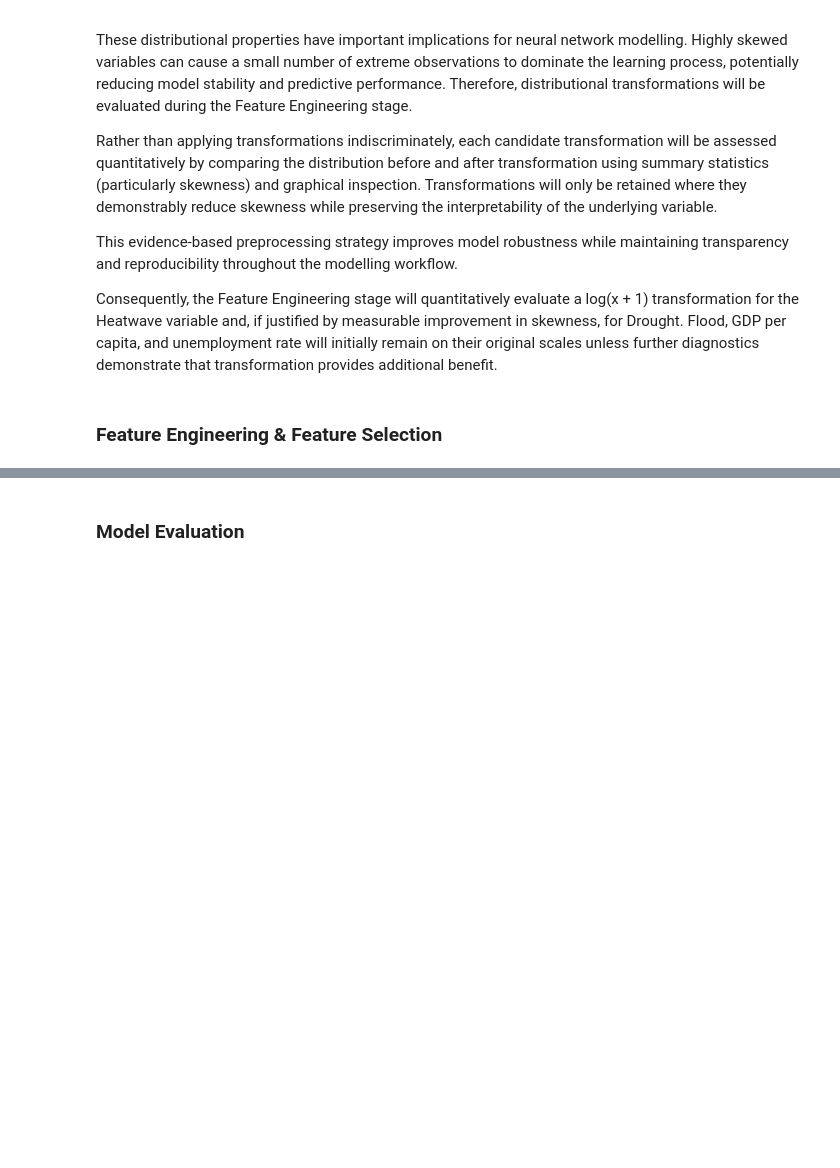
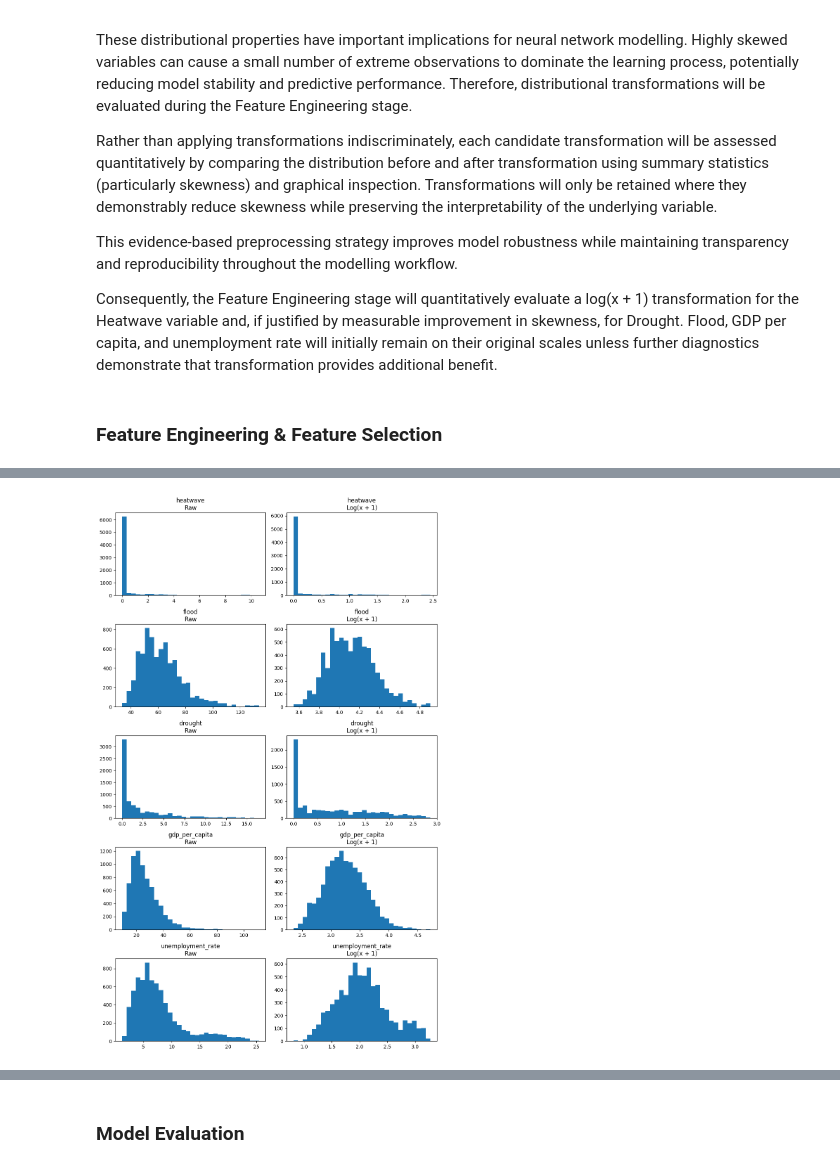
Before and after one commit to purityrima/climate-esg-risk-intelligence-germany, a Jupyter notebook: notebooks/09_feature_engineering_and_ffnn_model.ipynb, the cells around one changed output, grey strips where cells are left out. Drawn from its saved outputs; the diff is of its cells as text; code cells hidden in the pictures; blank space fills up the shorter version.

```diff
--- a/notebooks/09_feature_engineering_and_ffnn_model.ipynb
+++ b/notebooks/09_feature_engineering_and_ffnn_model.ipynb
@@ -903,0 +1032,3 @@ Consequently, the Feature Engineering stage will quantitatively evaluate a log(x
+# %%
+for col in master289.columns:
+    print(col)
@@ -903,0 +1217,83 @@ Consequently, the Feature Engineering stage will quantitatively evaluate a log(x
+# %%
+# =============================================================================
+# Evaluate Log(x + 1) Transformations
+# =============================================================================
+
+import numpy as np
+import pandas as pd
+import matplotlib.pyplot as plt
+
+# Predictor variables
+predictor_cols = [
+    "heatwave",
+    "flood",
+    "drought",
+    "gdp_per_capita",
+    "unemployment_rate"
+]
+
+# -------------------------------------------------------------------------
+# Evaluate candidate log(x + 1) transformations using TRAINING DATA ONLY
+# -------------------------------------------------------------------------
+
+comparison = []
+
+fig, axes = plt.subplots(
+    len(predictor_cols),
+    2,
+    figsize=(10, 16)
+)
+
+for i, col in enumerate(predictor_cols):
+
+    raw = train_data[col]
+
+    log = np.log1p(raw)
+
+    raw_skew = raw.skew()
+    log_skew = log.skew()
+
+    comparison.append({
+
+        "Variable": col,
+
+        "Raw Skewness": round(raw_skew, 2),
+
+        "Log(x+1) Skewness": round(log_skew, 2),
+
+        "Skewness Reduction":
+            round(abs(raw_skew) - abs(log_skew), 2),
+
+        "Recommended Transformation":
+            "Log(x+1)"
+            if abs(log_skew) < abs(raw_skew)
+            else "No"
+
+    })
+
+    # Raw distribution
+    axes[i,0].hist(raw, bins=30)
+
+    axes[i,0].set_title(f"{col}\nRaw")
+
+    # Log distribution
+    axes[i,1].hist(log, bins=30)
+
+    axes[i,1].set_title(f"{col}\nLog(x + 1)")
+
+plt.tight_layout()
+plt.show()
+
+# -------------------------------------------------------------------------
+# Summarize results
+# -------------------------------------------------------------------------
+
+transformation_summary = (
+    pd.DataFrame(comparison)
+    .sort_values("Skewness Reduction", ascending=False)
+)
+
+print("Log Transformation Assessment")
+display(transformation_summary)
+# %% [output]
+[figure, added]
```
Also changed, not shown: parts of 36 cells of this notebook, 7 other files.
